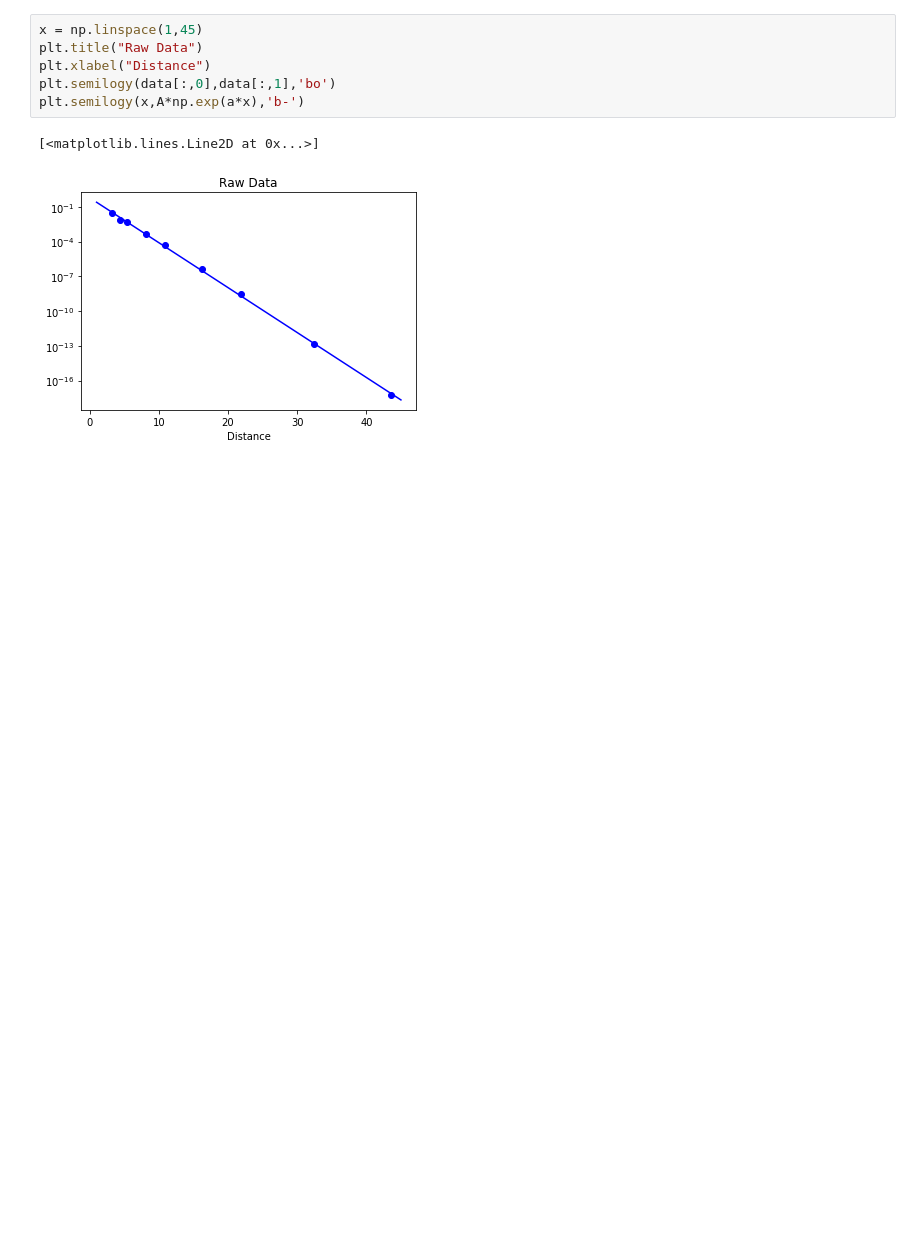
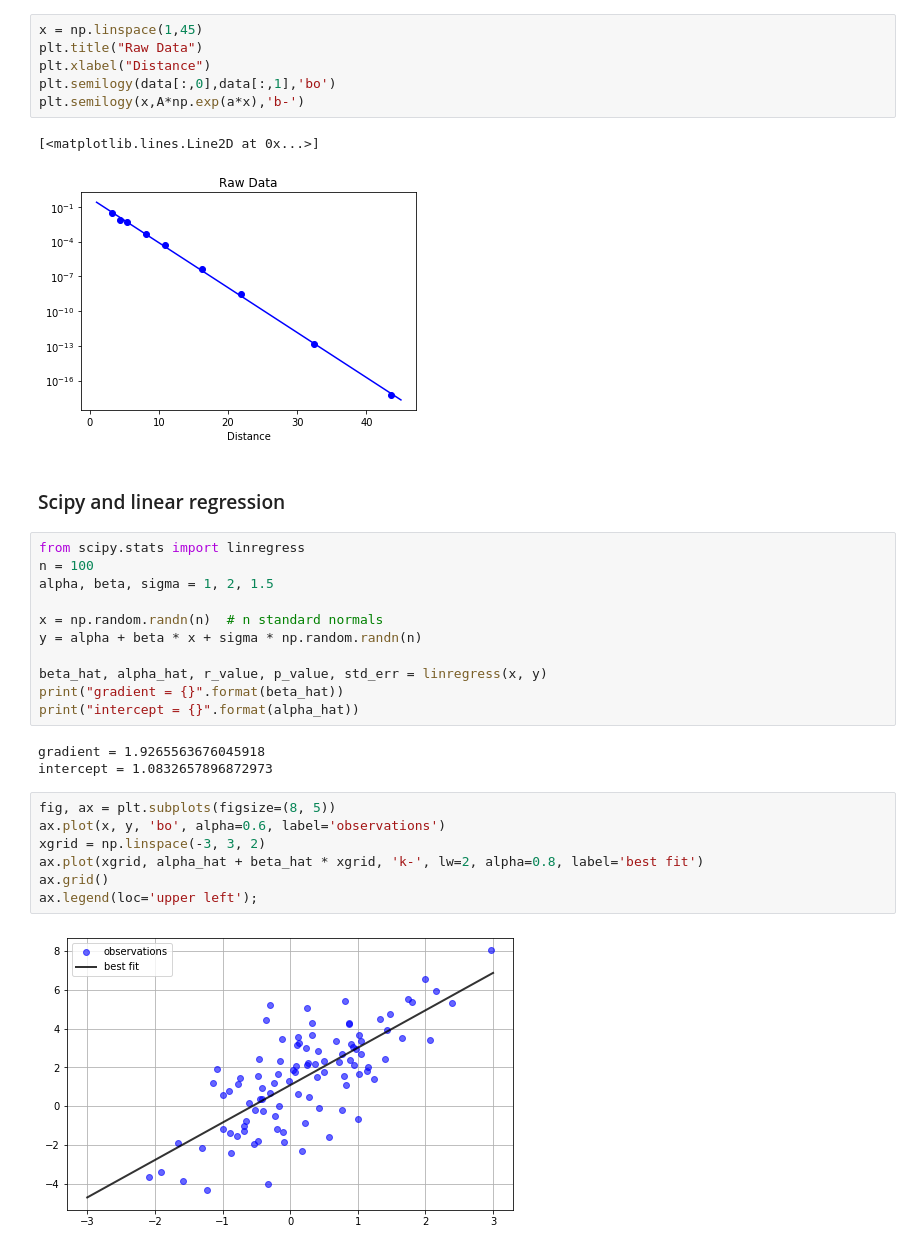
Before and after one commit to RyoNakagami/causal_inference, a Jupyter notebook: causal_inference101/APPENDIX/Python_tutorials.ipynb, the cells around one changed output. Saved outputs shown, nothing was run; the diff lists cells and outputs as text; blank space fills up the shorter version.

```diff
--- a/causal_inference101/APPENDIX/Python_tutorials.ipynb
+++ b/causal_inference101/APPENDIX/Python_tutorials.ipynb
@@ -580,3 +580,28 @@ plt.semilogy(x,A*np.exp(a*x),'b-')
 # %% [output]
 [<matplotlib.lines.Line2D at 0x...>]
 [figure]
+# %% [markdown]
+### Scipy and linear regression
+# %%
+from scipy.stats import linregress
+n = 100
+alpha, beta, sigma = 1, 2, 1.5
+
+x = np.random.randn(n)  # n standard normals
+y = alpha + beta * x + sigma * np.random.randn(n)
+
+beta_hat, alpha_hat, r_value, p_value, std_err = linregress(x, y)
+print("gradient = {}".format(beta_hat))
+print("intercept = {}".format(alpha_hat))
+# %% [output]
+gradient = 1.9265563676045918
+intercept = 1.0832657896872973
+# %%
+fig, ax = plt.subplots(figsize=(8, 5))
+ax.plot(x, y, 'bo', alpha=0.6, label='observations')
+xgrid = np.linspace(-3, 3, 2)
+ax.plot(xgrid, alpha_hat + beta_hat * xgrid, 'k-', lw=2, alpha=0.8, label='best fit')
+ax.grid()
+ax.legend(loc='upper left');
+# %% [output]
+[figure, added]
```
Also changed, not shown: parts of 13 cells of this notebook.
